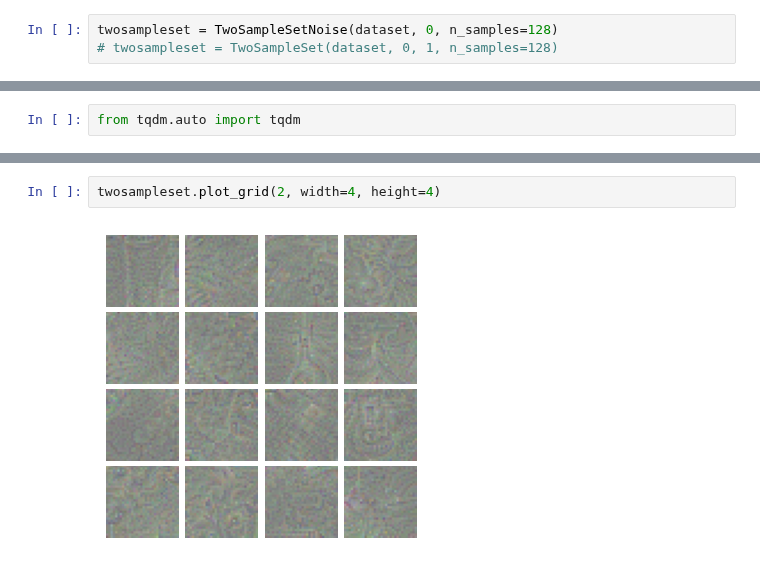
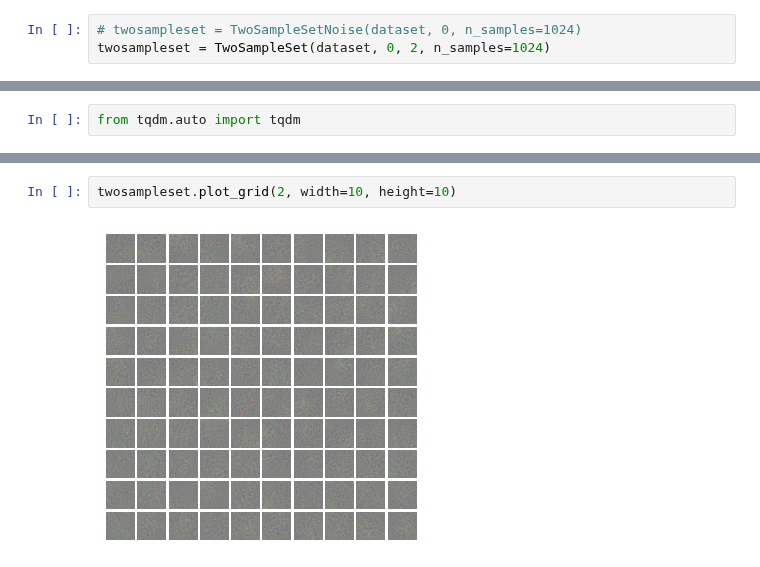
Before and after one commit to mackelab/labproject, a Jupyter notebook: docs/notebooks/application3.ipynb, the cells around one changed output, grey strips where cells are left out. Cells and saved outputs as stored; diff of their text form.

```diff
--- a/docs/notebooks/application3.ipynb
+++ b/docs/notebooks/application3.ipynb
@@ -97,5 +101,5 @@ class TwoSampleSetNoise(TwoSampleSet):
             ax[i, j].set_axis_off()
         plt.subplots_adjust(wspace=0.1, hspace=0)
 # %%
-twosampleset = TwoSampleSetNoise(dataset, 0, n_samples=128)
-# twosampleset = TwoSampleSet(dataset, 0, 1, n_samples=128)
+# twosampleset = TwoSampleSetNoise(dataset, 0, n_samples=1024)
+twosampleset = TwoSampleSet(dataset, 0, 2, n_samples=1024)
@@ -192,4 +239,4 @@ plt.xscale('log')
 # %%
-twosampleset.plot_grid(2, width=4, height=4)
+twosampleset.plot_grid(2, width=10, height=10)
 # %% [output]
-[figure, old version]
+[figure, new version]
```
Also changed, not shown: parts of 10 cells of this notebook.
